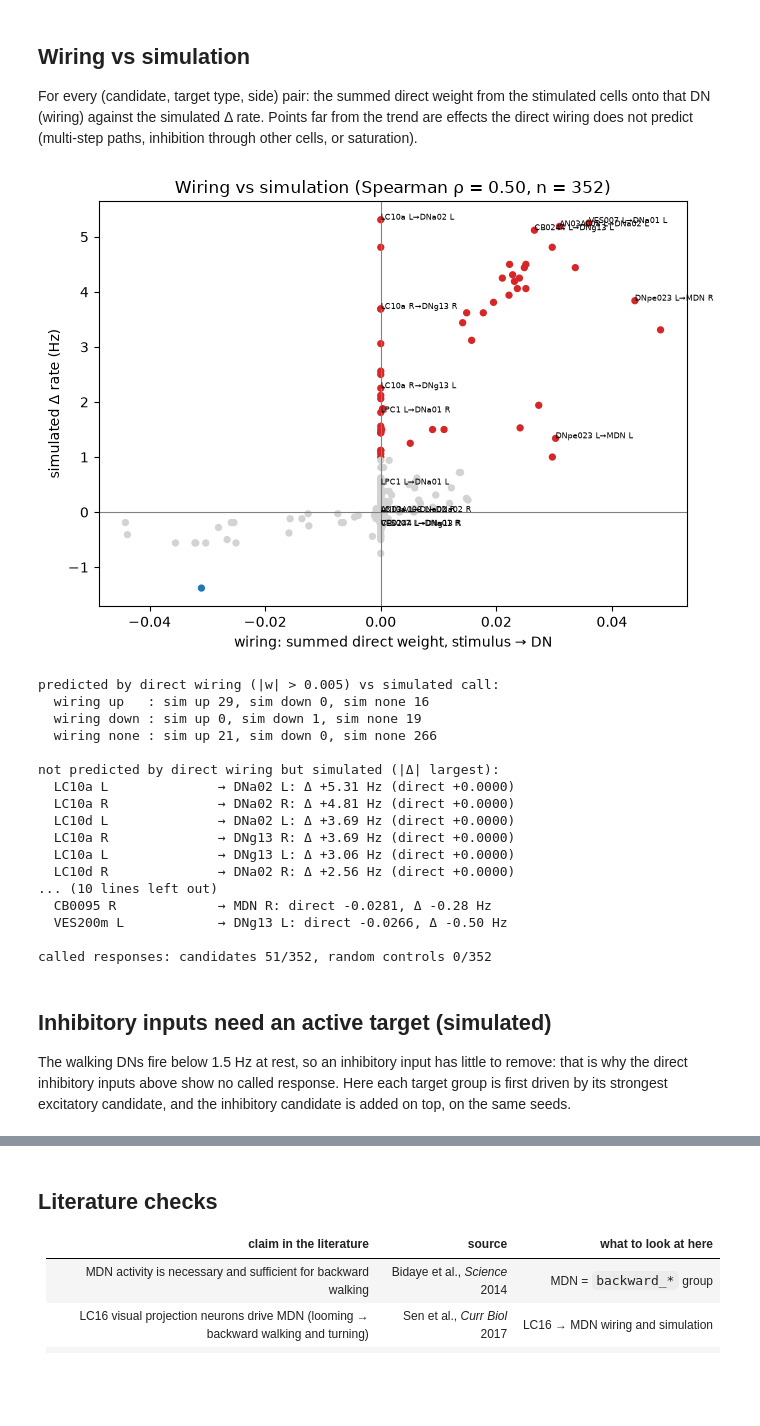
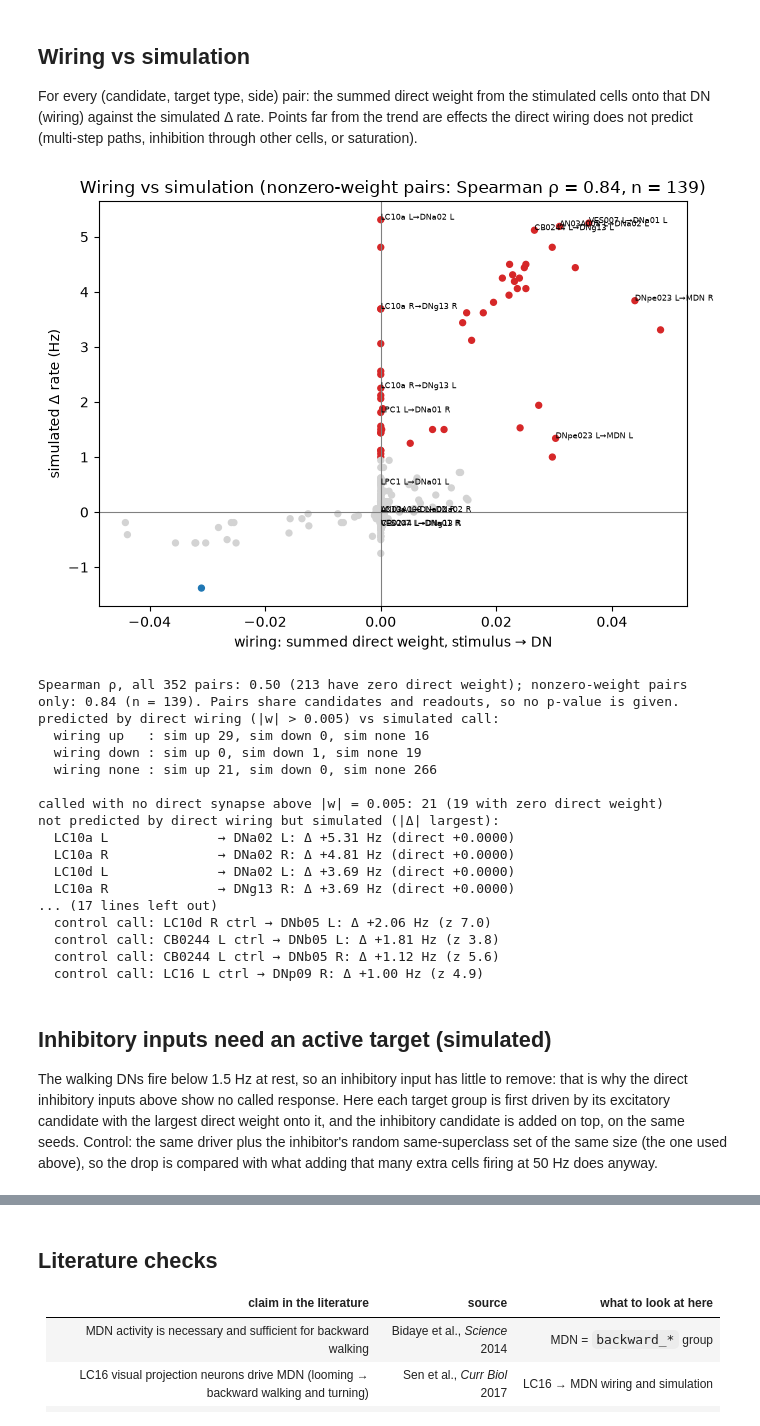
Before and after one commit to alextitonis/fly.ai, a Jupyter notebook: notebooks/walking_inputs.ipynb, the cells around one changed output, grey strips where cells are left out. Saved outputs shown, nothing was run; the diff lists cells and outputs as text; code cells hidden in the pictures; blank space fills up the shorter version.

Commit message:
walking inputs: inhibition control + weight-ranked driver, DNa02/DNg13 shared in simulation, rho on nonzero pairs, all-readout control calls, sensory_input disclosed (review on #68)

```diff
--- a/notebooks/walking_inputs.ipynb
+++ b/notebooks/walking_inputs.ipynb
@@ -45,7 +45,7 @@ TOP_INHIB = 1       # inhibitory direct inputs per target group to test
 TOP_TWO = 2         # two-step-only inputs per target group to test
 
 DATA = ensure_data()
-brain = FlyBrain(data=DATA, batch=BATCH, device="auto")
+brain = FlyBrain(data=DATA, batch=BATCH, device="auto", sensory_input=True)   # the default, stated explicitly: see "What the model leaves out"
 ct = brain.cell_type.astype(str); sd = brain.side.astype(str); sc = brain.superclass.astype(str)
 W = sparse.load_npz(DATA / "weights.npz").tocsr()     # rows = postsynaptic
 print("flybrain", getattr(flybrain, "__version__", "?"), "| device", brain.device, "| neurons", brain.n, "| dt", brain.dt)
@@ -319,65 +320,79 @@ paths, inhibition through other cells, or saturation).
 pairs = [r for r in out_rows if r["set"] == "candidate" and r["readout"] in TARGETS]
 x = np.array([r["direct_weight"] for r in pairs]); y = np.array([r["delta_hz"] for r in pairs])
 rho, p = spearmanr(x, y)
+nzm = x != 0
+rho_nz, p_nz = spearmanr(x[nzm], y[nzm])
 best = {}
 for r in pairs:   # label only the strongest response of each target type, and the largest response with no direct wiring
     key = (r["readout"], abs(r["direct_weight"]) > 0)
     if r["call"] != "none" and (key not in best or r["delta_hz"] > best[key]["delta_hz"]):
         best[key] = r
 LABEL = {(r["stimulus"], r["readout"]) for r in best.values()}
 fig, ax = plt.subplots(figsize=(7, 5))
 colors = {"up": "tab:red", "down": "tab:blue", "none": "lightgrey"}
 ax.scatter(x, y, c=[colors[r["call"]] for r in pairs], s=18)
 for r in pairs:
     if (r["stimulus"], r["readout"]) in LABEL:
         ax.annotate(f"{r['stimulus']}→{r['readout']} {r['side']}", (r["direct_weight"], r["delta_hz"]), fontsize=6)
 ax.axhline(0, color="grey", lw=0.8); ax.axvline(0, color="grey", lw=0.8)
 ax.set_xlabel("wiring: summed direct weight, stimulus → DN"); ax.set_ylabel("simulated Δ rate (Hz)")
-ax.set_title(f"Wiring vs simulation (Spearman ρ = {rho:.2f}, n = {len(pairs)})")
+ax.set_title(f"Wiring vs simulation (nonzero-weight pairs: Spearman ρ = {rho_nz:.2f}, n = {int(nzm.sum())})")
 fig.tight_layout(); fig.savefig(OUT / "wiring_vs_sim.png", dpi=110); plt.show()
 
 def agree(r):
     w = r["direct_weight"]
     pred = "up" if w > 0.005 else "down" if w < -0.005 else "none"
     return pred, r["call"]
 tab = collections.Counter(agree(r) for r in pairs)
+print(f"Spearman ρ, all {len(pairs)} pairs: {rho:.2f} ({int((x == 0).sum())} have zero direct weight); "
+      f"nonzero-weight pairs only: {rho_nz:.2f} (n = {int(nzm.sum())}). Pairs share candidates and readouts, so no p-value is given.")
 print("predicted by direct wiring (|w| > 0.005) vs simulated call:")
 for pr in ["up", "down", "none"]:
     print(f"  wiring {pr:5}: " + ", ".join(f"sim {c} {tab[(pr, c)]}" for c in ["up", "down", "none"]))
-print("\nnot predicted by direct wiring but simulated (|Δ| largest):")
+nd = [r for r in pairs if agree(r)[0] == "none" and r["call"] != "none"]
+print(f"\ncalled with no direct synapse above |w| = 0.005: {len(nd)} ({sum(r['direct_weight'] == 0 for r in nd)} with zero direct weight)")
+print("not predicted by direct wiring but simulated (|Δ| largest):")
 for r in sorted([r for r in pairs if agree(r)[0] == "none" and r["call"] != "none"], key=lambda r: -abs(r["delta_hz"]))[:8]:
     print(f"  {r['stimulus']:20} → {r['readout']} {r['side']}: Δ {r['delta_hz']:+.2f} Hz (direct {r['direct_weight']:+.4f})")
 print("\npredicted by direct wiring but no simulated effect:")
 for r in sorted([r for r in pairs if agree(r)[0] != "none" and r["call"] == "none"], key=lambda r: -abs(r["direct_weight"]))[:8]:
     print(f"  {r['stimulus']:20} → {r['readout']} {r['side']}: direct {r['direct_weight']:+.4f}, Δ {r['delta_hz']:+.2f} Hz")
 ctl_pairs = [r for r in out_rows if r["set"] == "random control" and r["readout"] in TARGETS]
 print(f"\ncalled responses: candidates {sum(r['call'] != 'none' for r in pairs)}/{len(pairs)}, "
-      f"random controls {sum(r['call'] != 'none' for r in ctl_pairs)}/{len(ctl_pairs)}")
+      f"random controls {sum(r['call'] != 'none' for r in ctl_pairs)}/{len(ctl_pairs)} (the four target types)")
+all_c = [r for r in out_rows if r["set"] == "candidate"]; all_k = [r for r in out_rows if r["set"] == "random control"]
+print(f"all {len(READ) * 2} readout groups: candidates {sum(r['call'] != 'none' for r in all_c)}/{len(all_c)}, "
+      f"random controls {sum(r['call'] != 'none' for r in all_k)}/{len(all_k)}")
+for r in all_k:
+    if r["call"] != "none":
+        print(f"  control call: {r['stimulus']} ctrl → {r['readout']} {r['side']}: Δ {r['delta_hz']:+.2f} Hz (z {r['z']})")
 # %% [output]
-[figure, old version]
+[figure, new version]
+Spearman ρ, all 352 pairs: 0.50 (213 have zero direct weight); nonzero-weight pairs only: 0.84 (n = 139). Pairs share candidates and readouts, so no p-value is given.
 predicted by direct wiring (|w| > 0.005) vs simulated call:
   wiring up   : sim up 29, sim down 0, sim none 16
   wiring down : sim up 0, sim down 1, sim none 19
   wiring none : sim up 21, sim down 0, sim none 266
 
+called with no direct synapse above |w| = 0.005: 21 (19 with zero direct weight)
 not predicted by direct wiring but simulated (|Δ| largest):
   LC10a L              → DNa02 L: Δ +5.31 Hz (direct +0.0000)
   LC10a R              → DNa02 R: Δ +4.81 Hz (direct +0.0000)
   LC10d L              → DNa02 L: Δ +3.69 Hz (direct +0.0000)
   LC10a R              → DNg13 R: Δ +3.69 Hz (direct +0.0000)
-  LC10a L              → DNg13 L: Δ +3.06 Hz (direct +0.0000)
-  LC10d R              → DNa02 R: Δ +2.56 Hz (direct +0.0000)
-... (10 lines left out)
-  CB0095 R             → MDN R: direct -0.0281, Δ -0.28 Hz
-  VES200m L            → DNg13 L: direct -0.0266, Δ -0.50 Hz
-
-called responses: candidates 51/352, random controls 0/352
+... (17 lines left out)
+  control call: LC10d R ctrl → DNb05 L: Δ +2.06 Hz (z 7.0)
+  control call: CB0244 L ctrl → DNb05 L: Δ +1.81 Hz (z 3.8)
+  control call: CB0244 L ctrl → DNb05 R: Δ +1.12 Hz (z 5.6)
+  control call: LC16 L ctrl → DNp09 R: Δ +1.00 Hz (z 4.9)
 # %% [markdown]
 ## Inhibitory inputs need an active target (simulated)
 
 The walking DNs fire below 1.5 Hz at rest, so an inhibitory input has little to remove: that is why the direct
-inhibitory inputs above show no called response. Here each target group is first driven by its strongest
-excitatory candidate, and the inhibitory candidate is added on top, on the same seeds.
+inhibitory inputs above show no called response. Here each target group is first driven by its excitatory candidate
+with the largest direct weight onto it, and the inhibitory candidate is added on top, on the same seeds. Control: the
+same driver plus the inhibitor's random same-superclass set of the same size (the one used above), so the drop is
+compared with what adding that many extra cells firing at 50 Hz does anyway.
 # %%
 inh_rows = []
 for k, why in cands.items():
```
Also changed, not shown: parts of 6 cells of this notebook, 2 other files.
